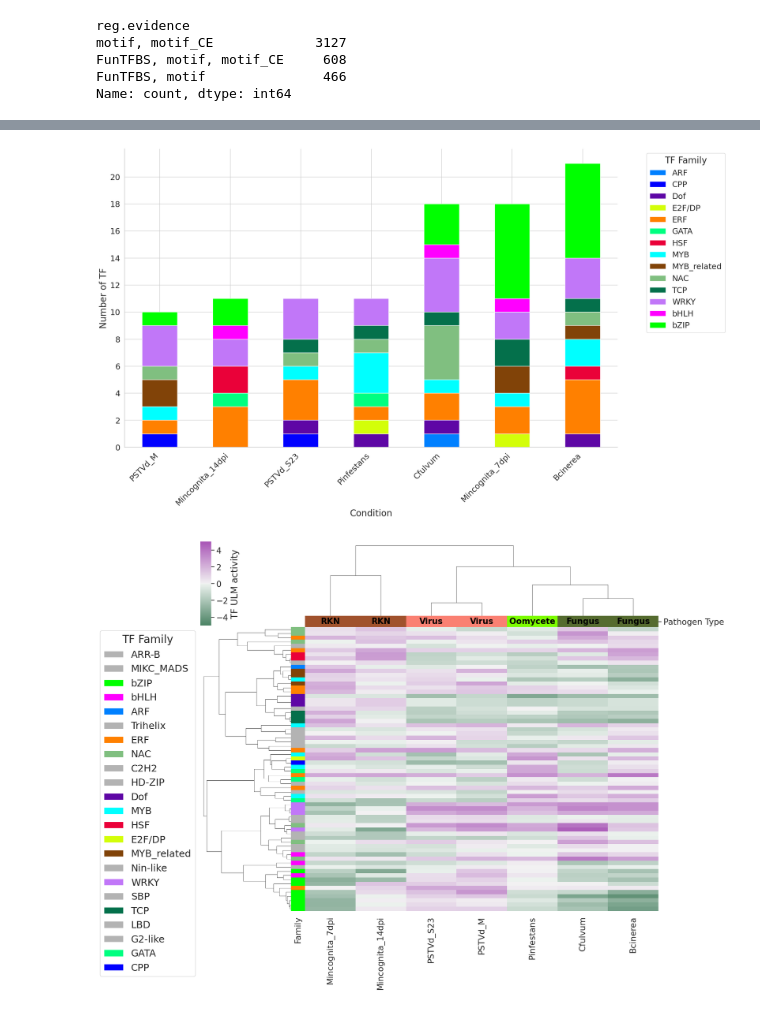
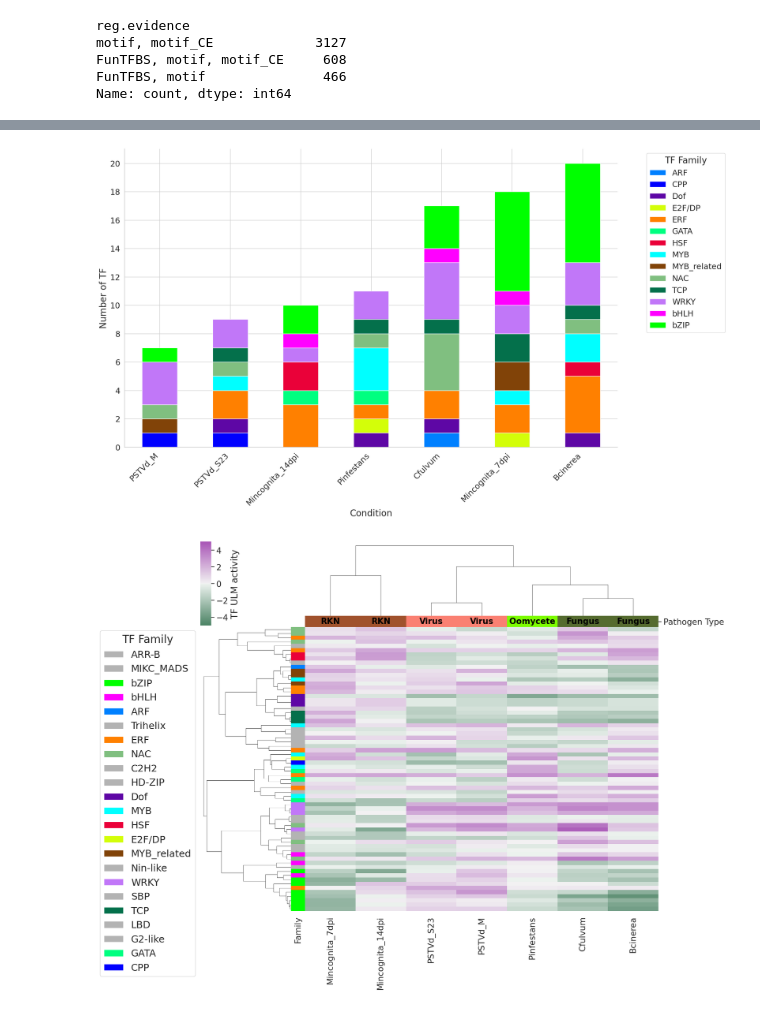
Before and after one commit to Plant-Net/GENIAL_Framework, a Jupyter notebook: Plot/Plot_clean.ipynb, the cells around one changed output, grey strips where cells are left out. Cells and saved outputs as stored; diff of their text form; code cells hidden in the pictures.

```diff
--- a/Plot/Plot_clean.ipynb
+++ b/Plot/Plot_clean.ipynb
@@ -127,13 +127,13 @@ Name: count, dtype: int64
 # plt.tight_layout()
 # plt.show()
 # %%
-info = pd.read_csv('../Results_hubs_activity_stats.tsv',sep='\t')
+info = pd.read_csv('../Results_hubs_activity_stats_shuffle_corrected.tsv',sep='\t')
 info = info.rename(columns={'gene.family':'Family'})
 info_index = info.set_index('OLN')
 net = pd.read_csv('../Data/Network_GRN_HIVE_curated.txt',sep='\t')
 TFs = net['tf.name'].unique()
 Tf_info = info_index.loc[TFs]
-signif_tf = Tf_info[~Tf_info['Groups'].isna()]
+signif_tf = Tf_info[~Tf_info['Groups_corrected'].isna()]
 # %%
 import hashlib
 # Generate 25 distinct colors
@@ -441,51 +589,51 @@ For example, when doing 'df[col].method(value, inplace=True)', try using 'df.met
 # # plt.savefig('./Plot/Fig3_B.svg', format='svg')
 # plt.show()
 # %%
-df = signif_tf.reset_index()[['OLN','Family','Groups']].drop_duplicates()
-df['Groups'] = df['Groups'].str.replace('_pval', '', regex=False)
+df = signif_tf.reset_index()[['OLN','Family','Groups_corrected']].drop_duplicates()
+df['Groups_corrected'] = df['Groups_corrected'].str.replace('_pval', '', regex=False)
 
-# Split the 'Groups' column into separate conditions by '&' and explode them
-df['Groups'] = df['Groups'].str.split('&')
-df_exploded = df.explode('Groups')
+# Split the 'Groups_corrected' column into separate conditions by '&' and explode them
+df['Groups_corrected'] = df['Groups_corrected'].str.split('&')
+df_exploded = df.explode('Groups_corrected')
 
 # Strip extra whitespace
-df_exploded['Groups'] = df_exploded['Groups'].str.strip()
+df_exploded['Groups_corrected'] = df_exploded['Groups_corrected'].str.strip()
 
 # Count the occurrences of each Family within each Condition
-plot_data = df_exploded.groupby(['Groups', 'Family']).size().unstack(fill_value=0)
+plot_data = df_exploded.groupby(['Groups_corrected', 'Family']).size().unstack(fill_value=0)
 
 # **Step 1: Compute total TF count per condition**
 total_tf_per_condition = plot_data.sum(axis=1)
 
 # **Step 2: Sort conditions by total TF count (ascending)**
 sorted_conditions = total_tf_per_condition.sort_values().index
 
 # **Step 3: Reorder plot_data based on sorted conditions**
 plot_data = plot_data.loc[sorted_conditions]
 
 # Map the family colors to the plot data
 family_colors = plot_data.columns.map(extended_family_color_dict)
 
 # **Step 4: Plot**
 ax = plot_data.plot(kind='bar', stacked=True, figsize=(20, 12), color=family_colors)
 
 ax.spines.top.set_visible(False)
 ax.spines.right.set_visible(False)
 
 # Set plot labels and title
 plt.xlabel('Condition', fontsize=20)
 plt.ylabel('Number of TF', fontsize=20)
 plt.xticks(rotation=45, ha='right', fontsize=18)
 plt.yticks(fontsize=18)
 ax.set_yticks(range(0, 21, 2))
 plt.legend(title='TF Family', bbox_to_anchor=(1.05, 1), loc='upper left', title_fontsize=20, fontsize=18)
 plt.tight_layout()
 
 # Show the plot
 plt.savefig('./Fig3_B.svg', format='svg')
 plt.show()
 # %% [output]
-[figure, old version]
+[figure, new version]
 # %%
 import plotly.graph_objects as go
 import pandas as pd
```
Also changed, not shown: parts of 19 cells of this notebook, 4 other files.
